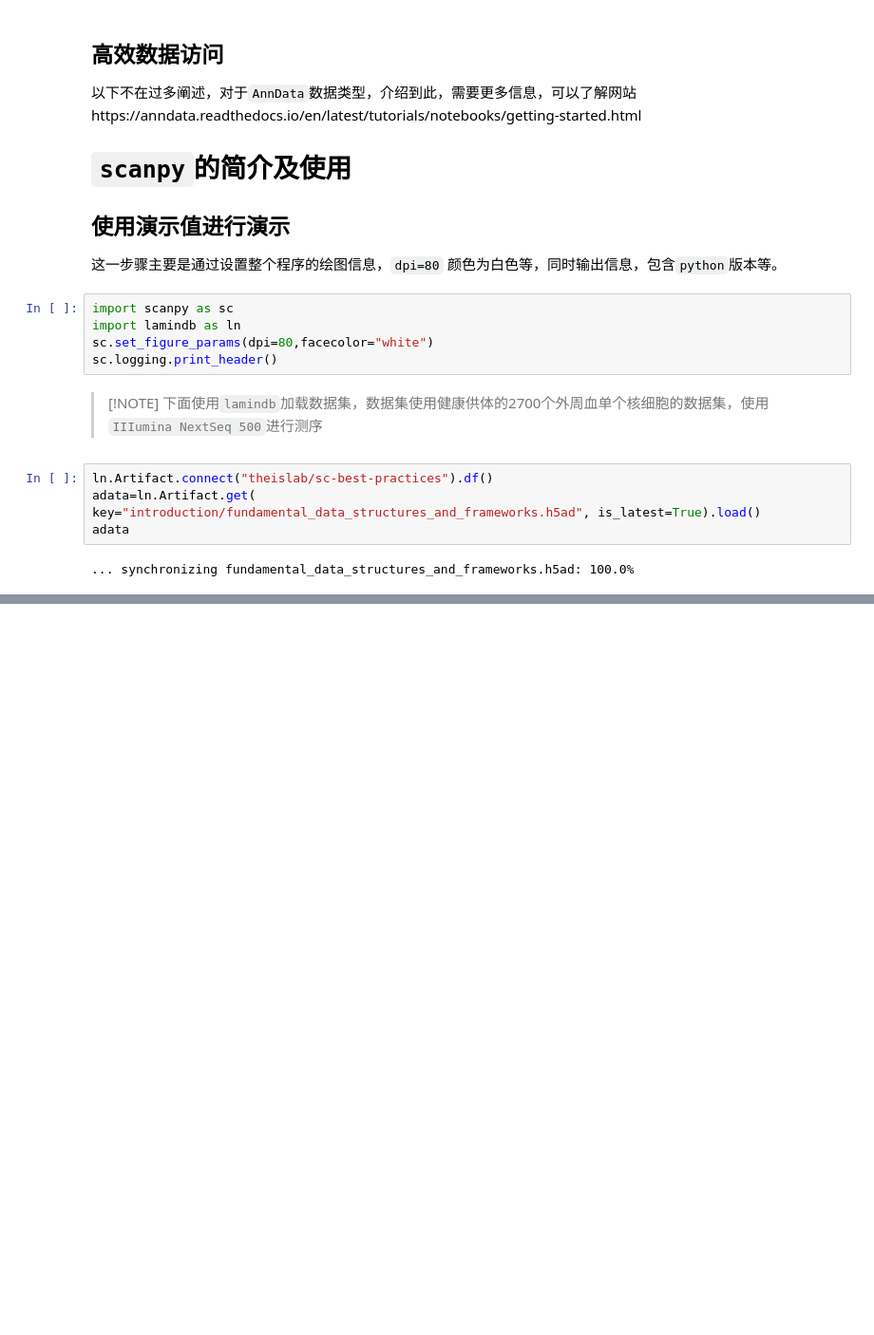
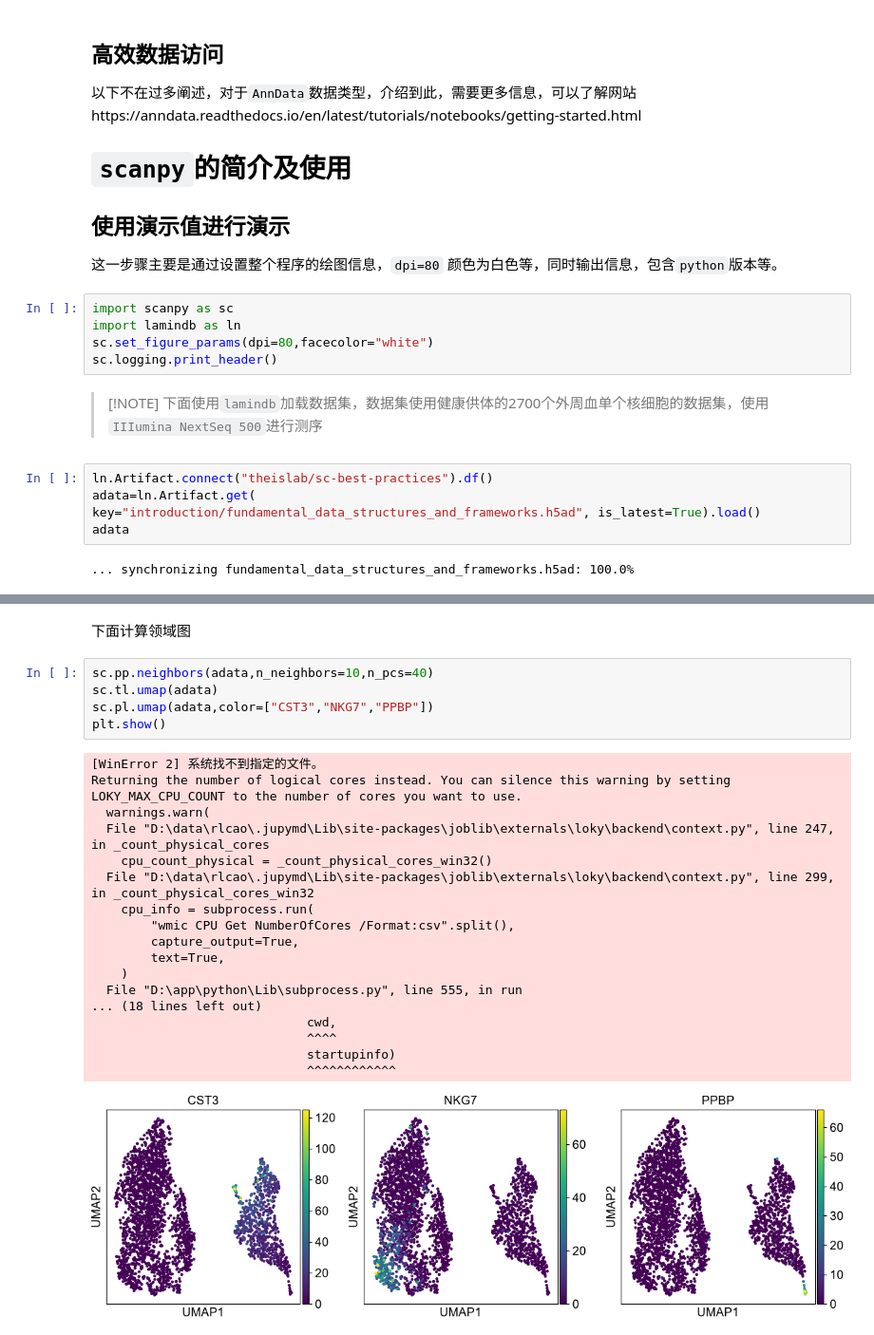
Before and after one commit to caoronglin/rlcao-notes, a Jupyter notebook: notes/bio/生信学习/单细胞/笔记/04单细胞数据结构和框架.ipynb, the cells around one changed output, grey strips where cells are left out. Shown at 95% size. Drawn from its saved outputs; the diff is of its cells as text; blank space fills up the shorter version.

```diff
--- a/notes/bio/生信学习/单细胞/笔记/04单细胞数据结构和框架.ipynb
+++ b/notes/bio/生信学习/单细胞/笔记/04单细胞数据结构和框架.ipynb
@@ -217,0 +262,26 @@ adata
+# %% [markdown]
+下面计算领域图
+# %%
+sc.pp.neighbors(adata,n_neighbors=10,n_pcs=40)
+sc.tl.umap(adata)
+sc.pl.umap(adata,color=["CST3","NKG7","PPBP"])
+plt.show()
+# %% [output]
+[WinError 2] 系统找不到指定的文件。
+Returning the number of logical cores instead. You can silence this warning by setting LOKY_MAX_CPU_COUNT to the number of cores you want to use.
+  warnings.warn(
+  File "D:\data\rlcao\.jupymd\Lib\site-packages\joblib\externals\loky\backend\context.py", line 247, in _count_physical_cores
+    cpu_count_physical = _count_physical_cores_win32()
+  File "D:\data\rlcao\.jupymd\Lib\site-packages\joblib\externals\loky\backend\context.py", line 299, in _count_physical_cores_win32
+    cpu_info = subprocess.run(
+        "wmic CPU Get NumberOfCores /Format:csv".split(),
+        capture_output=True,
+        text=True,
+    )
+  File "D:\app\python\Lib\subprocess.py", line 555, in run
+... (18 lines left out)
+                             cwd,
+                             ^^^^
+                             startupinfo)
+                             ^^^^^^^^^^^^
+[figure, added]
```
Also changed, not shown: parts of 8 cells of this notebook, 1 other file.
